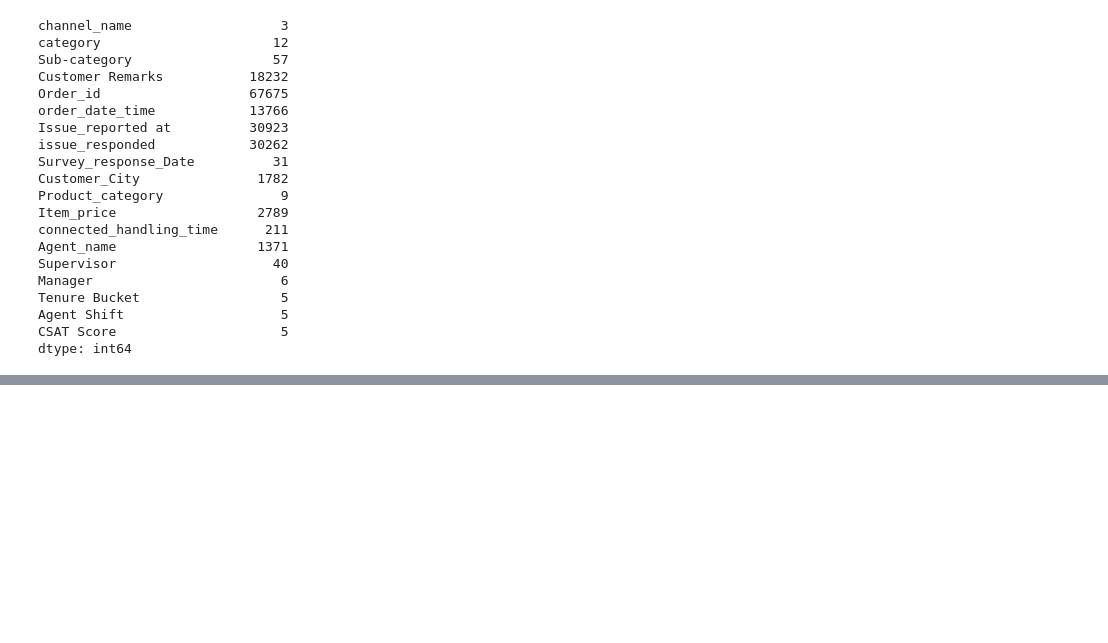
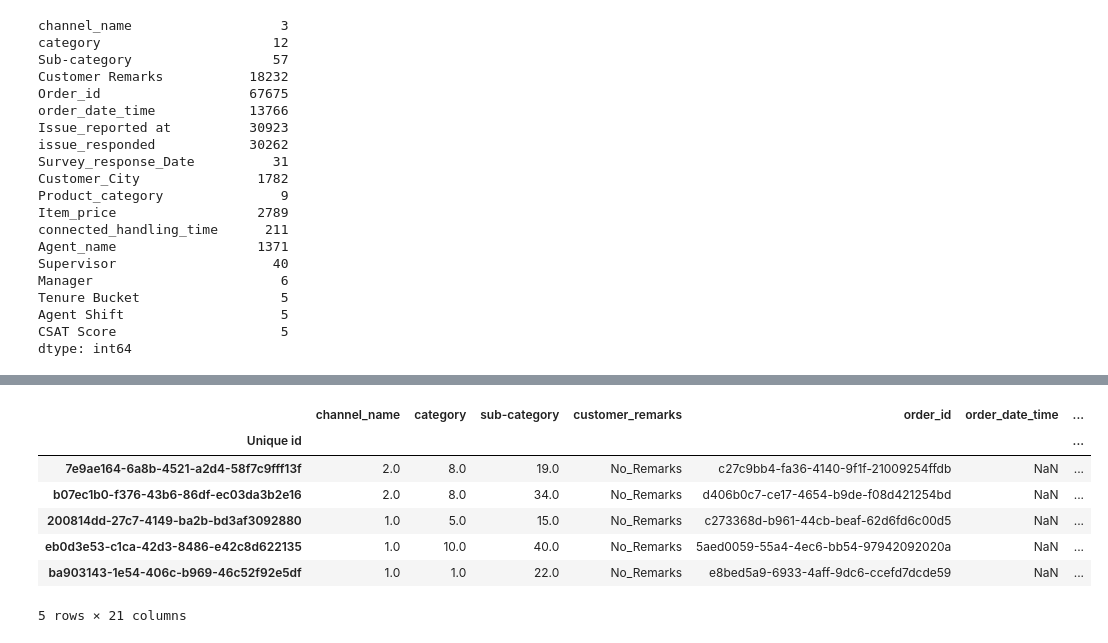
Before and after one commit to sushantkas/DEEP-CSAT-Project, a Jupyter notebook: EDA.ipynb, the cells around one changed output, grey strips where cells are left out. Saved outputs shown, nothing was run; the diff lists cells and outputs as text; code cells hidden in the pictures; blank space fills up the shorter version.

```diff
--- a/EDA.ipynb
+++ b/EDA.ipynb
@@ -406,0 +675,11 @@ encoded_data
+# %%
+encoded_data.head()
+# %% [output]
+|  | channel_name | category | sub-category | customer_remarks | order_id | order_date_time | ... |
+| Unique id |  |  |  |  |  |  | ... |
+| 7e9ae164-6a8b-4521-a2d4-58f7c9fff13f | 2.0 | 8.0 | 19.0 | No_Remarks | c27c9bb4-fa36-4140-9f1f-21009254ffdb | NaN | ... |
+| b07ec1b0-f376-43b6-86df-ec03da3b2e16 | 2.0 | 8.0 | 34.0 | No_Remarks | d406b0c7-ce17-4654-b9de-f08d421254bd | NaN | ... |
+| 200814dd-27c7-4149-ba2b-bd3af3092880 | 1.0 | 5.0 | 15.0 | No_Remarks | c273368d-b961-44cb-beaf-62d6fd6c00d5 | NaN | ... |
+| eb0d3e53-c1ca-42d3-8486-e42c8d622135 | 1.0 | 10.0 | 40.0 | No_Remarks | 5aed0059-55a4-4ec6-bb54-97942092020a | NaN | ... |
+| ba903143-1e54-406c-b969-46c52f92e5df | 1.0 | 1.0 | 22.0 | No_Remarks | e8bed5a9-6933-4aff-9dc6-ccefd7dcde59 | NaN | ... |
+5 rows × 21 columns
```
Also changed, not shown: parts of 58 cells of this notebook, 5 other files.
